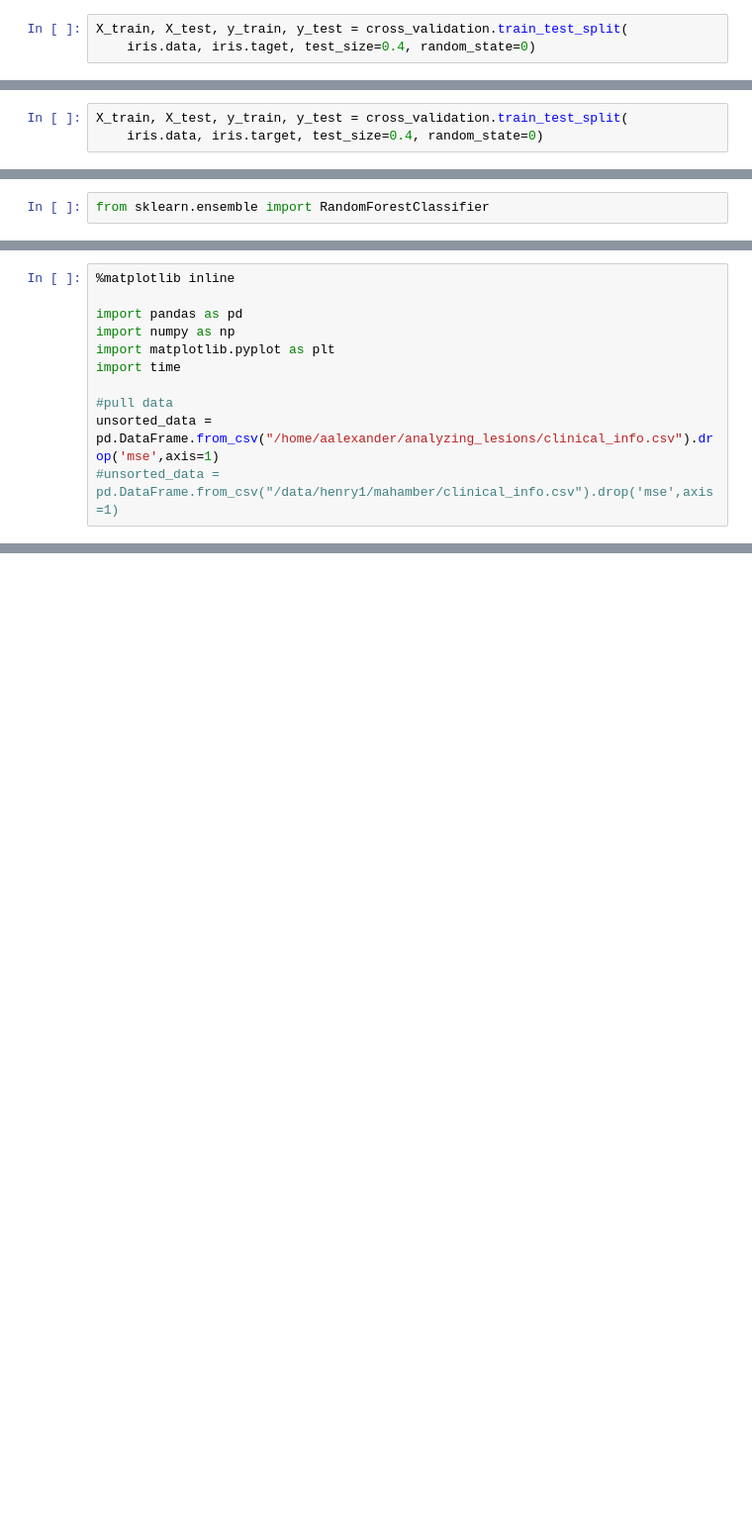
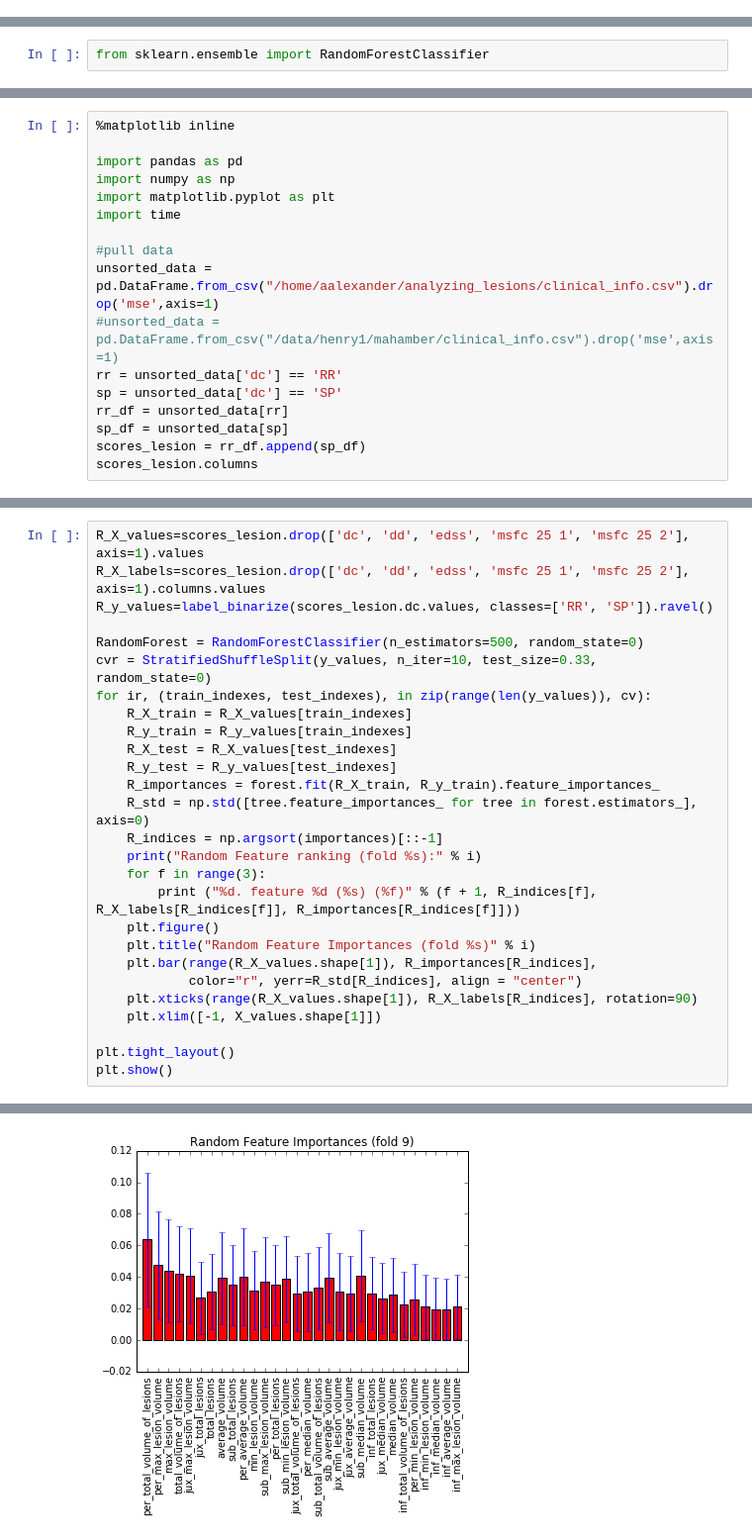
Before and after one commit to AmberMonique/stats, a Jupyter notebook: stats_notebook.ipynb, the cells around one changed output, grey strips where cells are left out. Shown at 99% size. Saved outputs shown, nothing was run; the diff lists cells and outputs as text; blank space fills up the shorter version.

Commit message:
Random Trees Classifier, with ExtraTreesClassfier Results Displayed

```diff
--- a/stats_notebook.ipynb
+++ b/stats_notebook.ipynb
@@ -85,3 +0,0 @@ X-train, X_test, y_train, y_test = cross_validation.train_test_split(
-# %%
-X_train, X_test, y_train, y_test = cross_validation.train_test_split(
-    iris.data, iris.taget, test_size=0.4, random_state=0)
@@ -90,3 +0,0 @@ X_train.shape, y_train.shape
-# %%
-X_train, X_test, y_train, y_test = cross_validation.train_test_split(
-    iris.data, iris.target, test_size=0.4, random_state=0)
@@ -327,3 +240,9 @@ import time
 #pull data
 unsorted_data = pd.DataFrame.from_csv("/home/aalexander/analyzing_lesions/clinical_info.csv").drop('mse',axis=1)
 #unsorted_data = pd.DataFrame.from_csv("/data/henry1/mahamber/clinical_info.csv").drop('mse',axis=1)
+rr = unsorted_data['dc'] == 'RR'
+sp = unsorted_data['dc'] == 'SP'
+rr_df = unsorted_data[rr]
+sp_df = unsorted_data[sp]
+scores_lesion = rr_df.append(sp_df)
+scores_lesion.columns
@@ -396,0 +337,28 @@ Feature ranking (fold 9):
+# %%
+R_X_values=scores_lesion.drop(['dc', 'dd', 'edss', 'msfc 25 1', 'msfc 25 2'], axis=1).values
+R_X_labels=scores_lesion.drop(['dc', 'dd', 'edss', 'msfc 25 1', 'msfc 25 2'], axis=1).columns.values
+R_y_values=label_binarize(scores_lesion.dc.values, classes=['RR', 'SP']).ravel()
+
+RandomForest = RandomForestClassifier(n_estimators=500, random_state=0)
+cvr = StratifiedShuffleSplit(y_values, n_iter=10, test_size=0.33, random_state=0)
+for ir, (train_indexes, test_indexes), in zip(range(len(y_values)), cv):
+    R_X_train = R_X_values[train_indexes]
+    R_y_train = R_y_values[train_indexes]
+    R_X_test = R_X_values[test_indexes]
+    R_y_test = R_y_values[test_indexes]
+    R_importances = forest.fit(R_X_train, R_y_train).feature_importances_
+    R_std = np.std([tree.feature_importances_ for tree in forest.estimators_], axis=0)
+    R_indices = np.argsort(importances)[::-1]
+    print("Random Feature ranking (fold %s):" % i)
+    for f in range(3):
+        print ("%d. feature %d (%s) (%f)" % (f + 1, R_indices[f], R_X_labels[R_indices[f]], R_importances[R_indices[f]]))
+    plt.figure()
+    plt.title("Random Feature Importances (fold %s)" % i)
+    plt.bar(range(R_X_values.shape[1]), R_importances[R_indices],
+            color="r", yerr=R_std[R_indices], align = "center")
+    plt.xticks(range(R_X_values.shape[1]), R_X_labels[R_indices], rotation=90)
+    plt.xlim([-1, X_values.shape[1]])
+
+plt.tight_layout()
+plt.show()
+# %% [output]
@@ -396,0 +382 @@ Feature ranking (fold 9):
+[figure, added]
```
Also changed, not shown: parts of 84 cells of this notebook.
